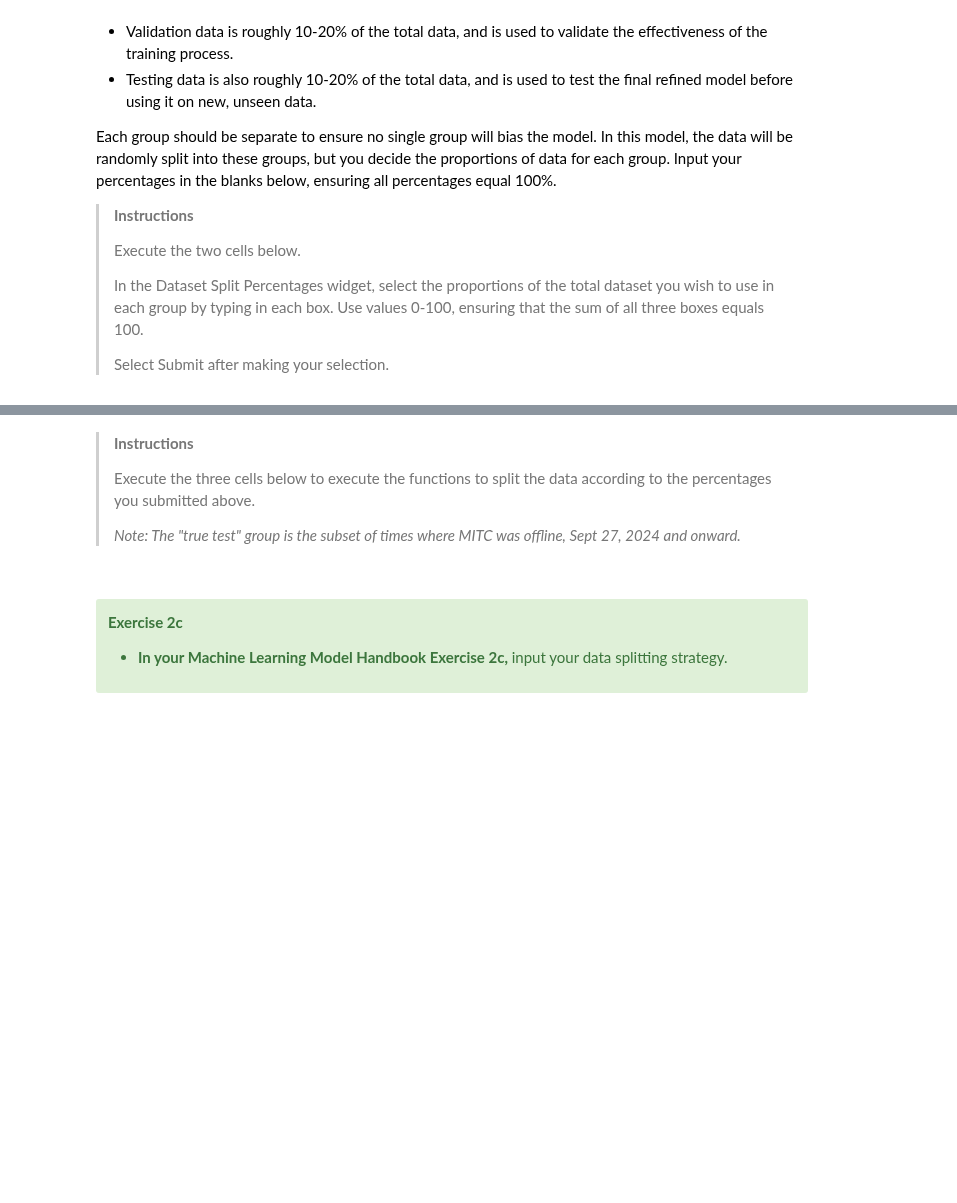
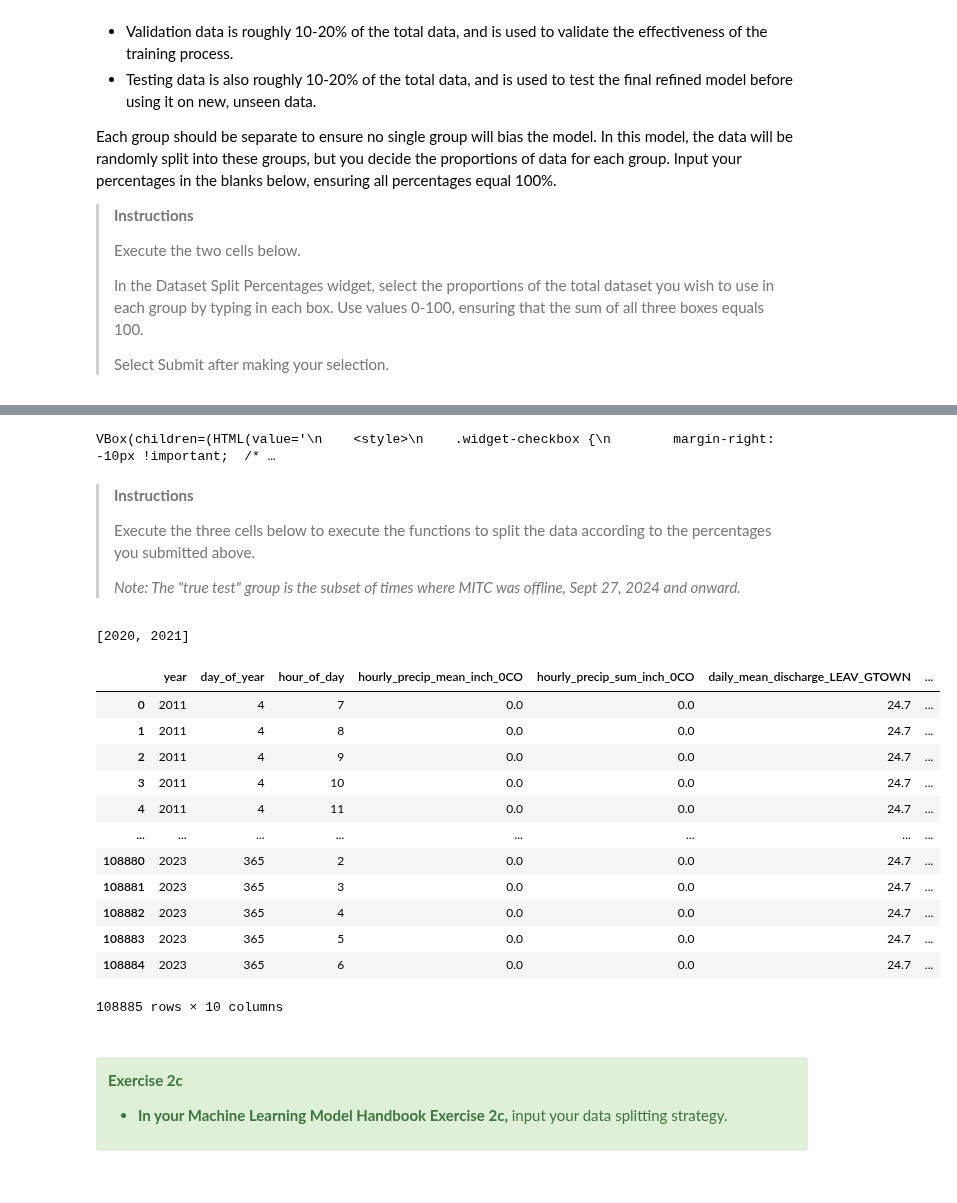
Before and after one commit to Unidata/supervised-ml-readiness, a Jupyter notebook: 04_InProgress/MachineLearningAnalysis_WNCECONetStations_Module3.ipynb, the cells around one changed output, grey strips where cells are left out. Cells and saved outputs as stored; diff of their text form; code cells hidden in the pictures; blank space fills up the shorter version.

```diff
--- a/04_InProgress/MachineLearningAnalysis_WNCECONetStations_Module3.ipynb
+++ b/04_InProgress/MachineLearningAnalysis_WNCECONetStations_Module3.ipynb
@@ -164,11 +168,12 @@ First, let's read the data into this workspace. The data resides on a remote THR
 >
 > *This may take a moment to complete.*
 # %%
-# Import the pandas Python library that can interpret the data file
+# Import the pandas and numpy Python library that can interpret the data file
 import pandas as pd
+import numpy as np
 
 # Location of the data on the THREDDS data server
-file_path = 'https://thredds.ucar.edu/thredds/fileServer/cybertraining/CyberTraining_NC_ECOnet_data.parquet'
+file_path = 'clear_creek_hydro.parquet'
 
 # Read data into this workspace
 df = pd.read_parquet(file_path)
@@ -266,5 +611,7 @@ from analysis_tech import create_percentage_widget
 # %%
-widget, get_values = create_percentage_widget()
+widget, get_years = create_year_selection_widget()
+# %% [output]
+VBox(children=(HTML(value='\n    <style>\n    .widget-checkbox {\n        margin-right: -10px !important;  /* …
 # %% [markdown]
 > **Instructions**
 >
@@ -281,0 +627,20 @@ from analysis_tech import split_data_temporal
+# %%
+validation
+# %% [output]
+[2020, 2021]
+# %%
+df
+# %% [output]
+|  | year | day_of_year | hour_of_day | hourly_precip_mean_inch_0CO | hourly_precip_sum_inch_0CO | daily_mean_discharge_LEAV_GTOWN | ... |
+| 0 | 2011 | 4 | 7 | 0.0 | 0.0 | 24.7 | ... |
+| 1 | 2011 | 4 | 8 | 0.0 | 0.0 | 24.7 | ... |
+| 2 | 2011 | 4 | 9 | 0.0 | 0.0 | 24.7 | ... |
+| 3 | 2011 | 4 | 10 | 0.0 | 0.0 | 24.7 | ... |
+| 4 | 2011 | 4 | 11 | 0.0 | 0.0 | 24.7 | ... |
+| ... | ... | ... | ... | ... | ... | ... | ... |
+| 108880 | 2023 | 365 | 2 | 0.0 | 0.0 | 24.7 | ... |
+| 108881 | 2023 | 365 | 3 | 0.0 | 0.0 | 24.7 | ... |
+| 108882 | 2023 | 365 | 4 | 0.0 | 0.0 | 24.7 | ... |
+| 108883 | 2023 | 365 | 5 | 0.0 | 0.0 | 24.7 | ... |
+| 108884 | 2023 | 365 | 6 | 0.0 | 0.0 | 24.7 | ... |
+108885 rows × 10 columns
```
Also changed, not shown: parts of 16 cells of this notebook, 2 other files.
